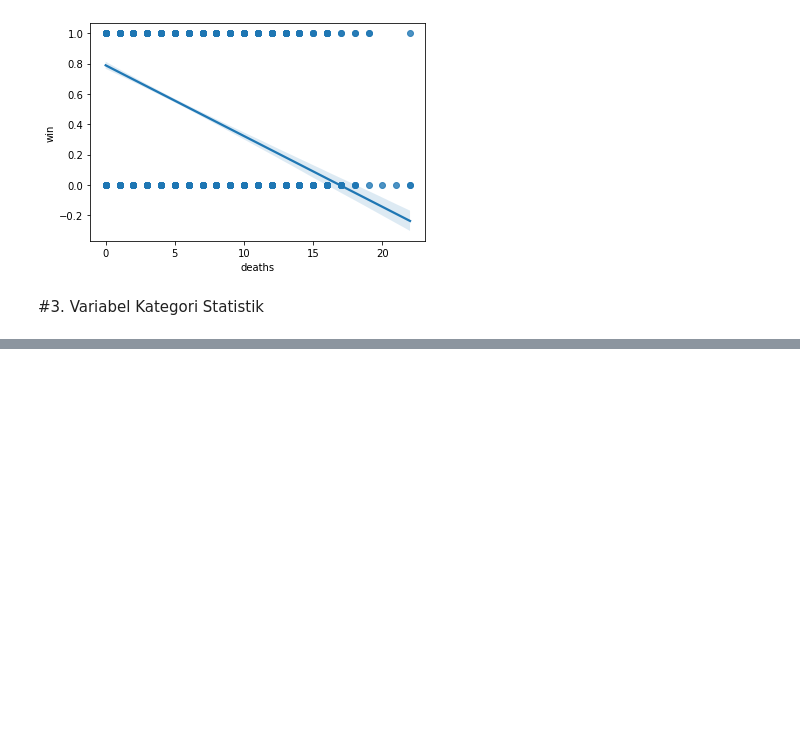
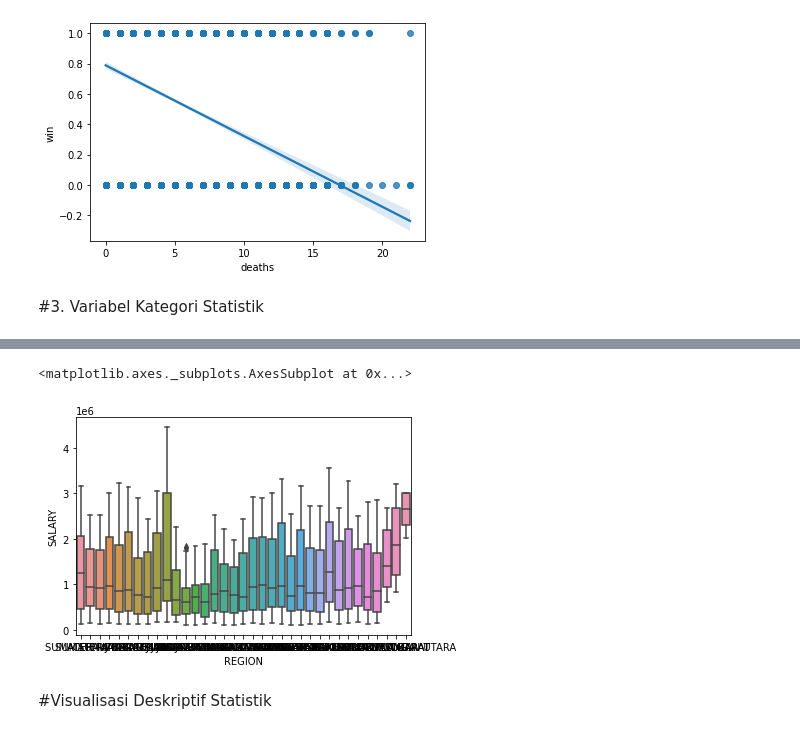
Before and after one commit to aricahyasaputra/data-sains-course-assigment-, a Jupyter notebook: Week 4/Tugas_4_Data_Sains.ipynb, the cells around one changed output, grey strips where cells are left out. Cells and saved outputs as stored; diff of their text form; code cells hidden in the pictures; blank space fills up the shorter version.

```diff
--- a/Week 4/Tugas_4_Data_Sains.ipynb
+++ b/Week 4/Tugas_4_Data_Sains.ipynb
@@ -380,3 +380,5 @@ sns.regplot(x="deaths", y="win", data=df)
 [figure]
 # %% [markdown]
 #3. Variabel Kategori Statistik
+# %%
+df = pd.read_csv("https://raw.githubusercontent.com/aricahyasaputra/data-sains-course-assigment-/main/Week%204/Indonesian%20Salary%20by%20Region%20(1997-2022).csv")
@@ -382,0 +399,10 @@ sns.regplot(x="deaths", y="win", data=df)
+# %%
+df.drop(df.columns[2], axis=1, inplace=True)
+# %%
+# visualisasi variabel kategori statistik variabel 'body-style' & 'price'
+sns.boxplot(x="REGION", y="SALARY", data=df)
+# %% [output]
+<matplotlib.axes._subplots.AxesSubplot at 0x...>
+[figure, added]
+# %% [markdown]
+#Visualisasi Deskriptif Statistik
```
Also changed, not shown: parts of 1 cell of this notebook.
